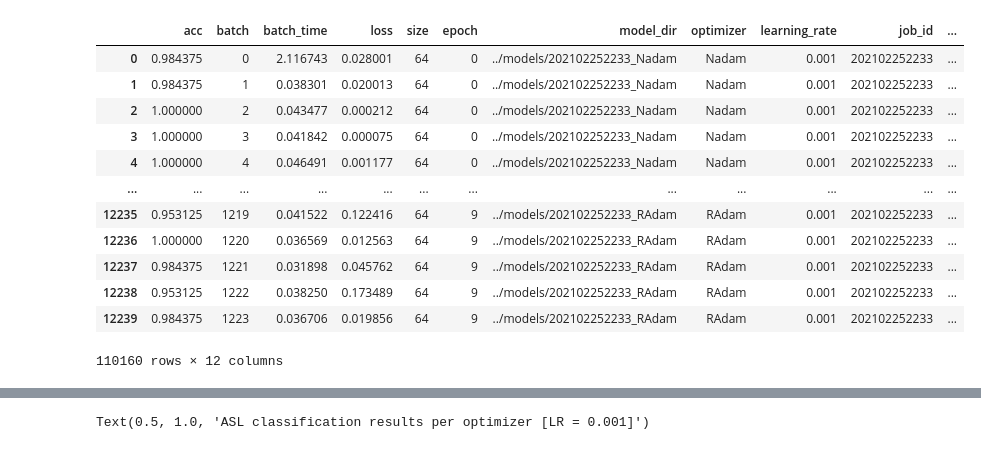
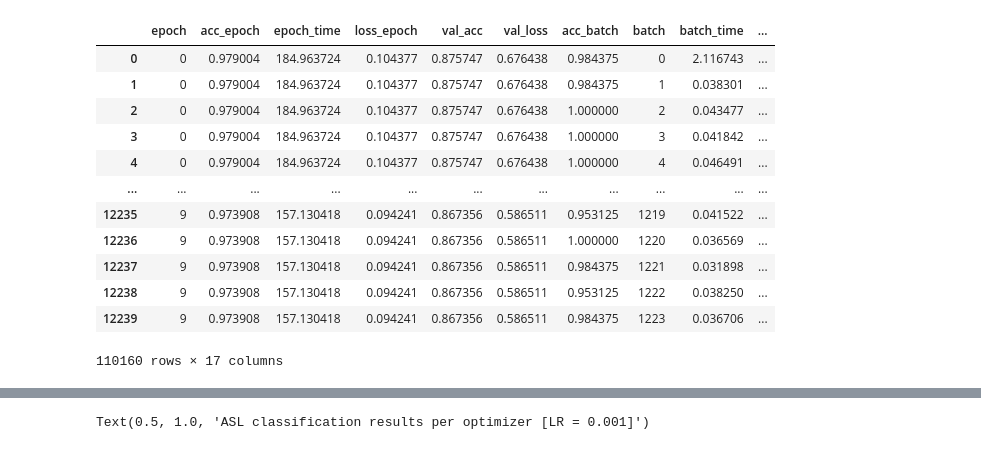
Before and after one commit to dunnkers/optimizers-sign-language, a Jupyter notebook: exploration/results.ipynb, the cells around one changed output, grey strips where cells are left out. Drawn from its saved outputs; the diff is of its cells as text; code cells hidden in the pictures.

```diff
--- a/exploration/results.ipynb
+++ b/exploration/results.ipynb
@@ -12,39 +12,40 @@ set_matplotlib_formats('svg')
 # %%
 models = '../models'
 optims = []
 def get_data(model_dir):
     try:
-        # data  = pd.read_csv(join(model_dir, 'epoch_loss.csv'))
+        data1  = pd.read_csv(join(model_dir, 'epoch_loss.csv'))
         data  = pd.read_csv(join(model_dir, 'batch_loss.csv'))
+        data = data1.merge(data, on='epoch', suffixes=('_epoch', '_batch'))
         optim = pd.read_json(join(model_dir, 'optimizer.json'), typ='series')
         optims.append(optim)
     except:
         return None
     data['model_dir'] = model_dir
     data['optimizer']     = optim['name']
     data['learning_rate'] = optim['learning_rate']
     return data
 
 paths = [join(models, path) for path in os.listdir(models)]
 jobs = filter(isdir, paths)
 df = pd.concat(map(get_data, jobs))
 df['job_id'] = df['model_dir'].str.extract(r'.*/(.*)_.*')
 df['experiment'] = '0.001 LR, batch, asl_alphabet_train'
 batches = df['batch'].max()
 df['iteration'] = (df['batch'] + 1) + (df['epoch'] * batches)
 df = df[df['job_id'] == '202102252233']
 df
 # %% [output]
-|  | acc | batch | batch_time | loss | size | epoch | model_dir | optimizer | learning_rate | job_id | ... |
-| 0 | 0.984375 | 0 | 2.116743 | 0.028001 | 64 | 0 | ../models/202102252233_Nadam | Nadam | 0.001 | 202102252233 | ... |
-| 1 | 0.984375 | 1 | 0.038301 | 0.020013 | 64 | 0 | ../models/202102252233_Nadam | Nadam | 0.001 | 202102252233 | ... |
-| 2 | 1.000000 | 2 | 0.043477 | 0.000212 | 64 | 0 | ../models/202102252233_Nadam | Nadam | 0.001 | 202102252233 | ... |
-| 3 | 1.000000 | 3 | 0.041842 | 0.000075 | 64 | 0 | ../models/202102252233_Nadam | Nadam | 0.001 | 202102252233 | ... |
-| 4 | 1.000000 | 4 | 0.046491 | 0.001177 | 64 | 0 | ../models/202102252233_Nadam | Nadam | 0.001 | 202102252233 | ... |
-| ... | ... | ... | ... | ... | ... | ... | ... | ... | ... | ... | ... |
-| 12235 | 0.953125 | 1219 | 0.041522 | 0.122416 | 64 | 9 | ../models/202102252233_RAdam | RAdam | 0.001 | 202102252233 | ... |
-| 12236 | 1.000000 | 1220 | 0.036569 | 0.012563 | 64 | 9 | ../models/202102252233_RAdam | RAdam | 0.001 | 202102252233 | ... |
-| 12237 | 0.984375 | 1221 | 0.031898 | 0.045762 | 64 | 9 | ../models/202102252233_RAdam | RAdam | 0.001 | 202102252233 | ... |
-| 12238 | 0.953125 | 1222 | 0.038250 | 0.173489 | 64 | 9 | ../models/202102252233_RAdam | RAdam | 0.001 | 202102252233 | ... |
-| 12239 | 0.984375 | 1223 | 0.036706 | 0.019856 | 64 | 9 | ../models/202102252233_RAdam | RAdam | 0.001 | 202102252233 | ... |
+|  | epoch | acc_epoch | epoch_time | loss_epoch | val_acc | val_loss | acc_batch | batch | batch_time | ... |
+| 0 | 0 | 0.979004 | 184.963724 | 0.104377 | 0.875747 | 0.676438 | 0.984375 | 0 | 2.116743 | ... |
+| 1 | 0 | 0.979004 | 184.963724 | 0.104377 | 0.875747 | 0.676438 | 0.984375 | 1 | 0.038301 | ... |
+| 2 | 0 | 0.979004 | 184.963724 | 0.104377 | 0.875747 | 0.676438 | 1.000000 | 2 | 0.043477 | ... |
+| 3 | 0 | 0.979004 | 184.963724 | 0.104377 | 0.875747 | 0.676438 | 1.000000 | 3 | 0.041842 | ... |
+| 4 | 0 | 0.979004 | 184.963724 | 0.104377 | 0.875747 | 0.676438 | 1.000000 | 4 | 0.046491 | ... |
+| ... | ... | ... | ... | ... | ... | ... | ... | ... | ... | ... |
+| 12235 | 9 | 0.973908 | 157.130418 | 0.094241 | 0.867356 | 0.586511 | 0.953125 | 1219 | 0.041522 | ... |
+| 12236 | 9 | 0.973908 | 157.130418 | 0.094241 | 0.867356 | 0.586511 | 1.000000 | 1220 | 0.036569 | ... |
+| 12237 | 9 | 0.973908 | 157.130418 | 0.094241 | 0.867356 | 0.586511 | 0.984375 | 1221 | 0.031898 | ... |
+| 12238 | 9 | 0.973908 | 157.130418 | 0.094241 | 0.867356 | 0.586511 | 0.953125 | 1222 | 0.038250 | ... |
+| 12239 | 9 | 0.973908 | 157.130418 | 0.094241 | 0.867356 | 0.586511 | 0.984375 | 1223 | 0.036706 | ... |
-110160 rows × 12 columns
+110160 rows × 17 columns
```
Also changed, not shown: parts of 15 cells of this notebook.
